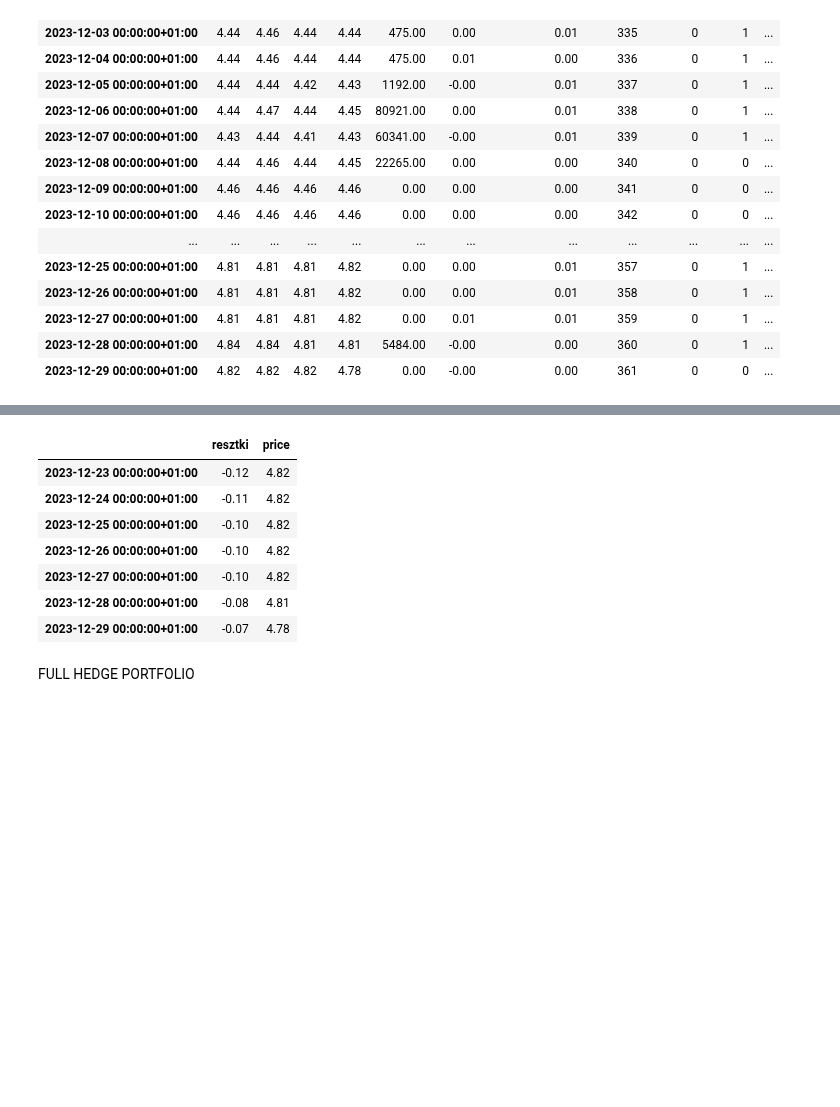
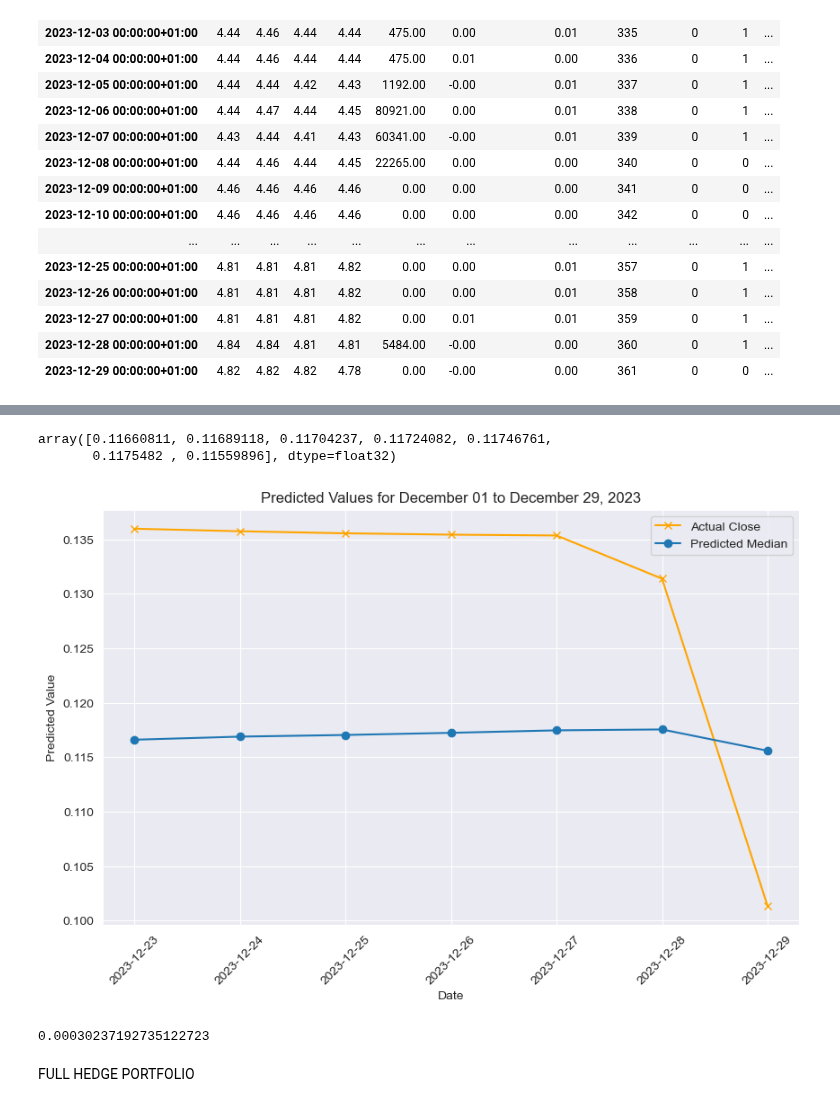
Before and after one commit to akrokosz/HF_Thesis, a Jupyter notebook: main.ipynb, the cells around one changed output, grey strips where cells are left out. Saved outputs shown, nothing was run; the diff lists cells and outputs as text; code cells hidden in the pictures; blank space fills up the shorter version.

```diff
--- a/main.ipynb
+++ b/main.ipynb
@@ -226,21 +226,21 @@ print(locale.getlocale())
 def fit_predict(pred_len, training_cutoff_idx: pd.Timestamp, epochs: int, batch_size: int, lr: float, dropout: float, df: pd.DataFrame, independent_variables: list, target="Close"):
     training = TimeSeriesDataSet(
         df[lambda x: x.time_idx <= training_cutoff_idx],  # Use the determined cutoff index
-        time_idx="time_idx",                             # Sequential time index
-        target=target,                                  # Target variable
-        group_ids=["group_id"],                          # Group identifier
-        min_encoder_length=2,      # Minimum input sequence length
-        max_encoder_length=365,           # Maximum input sequence length
+        time_idx="time_idx",                              # Sequential time index
+        target=target,                                    # Target variable
+        group_ids=["group_id"],                           # Group identifier
+        min_encoder_length=22,                             # Minimum input sequence length
+        max_encoder_length=365,                            # Maximum input sequence length
         min_prediction_length=1,                         # Minimum forecast length
-        max_prediction_length=pred_len,     # Maximum forecast length (31 for December)
-        static_reals=[],                                 # No static real variables
+        max_prediction_length=pred_len,                   # Maximum forecast length (31 for December)
+        static_reals=[],                                  # No static real variables
         time_varying_known_reals= independent_variables,  # Known inputs
-        time_varying_unknown_reals=[target],            # Target variable
+        time_varying_unknown_reals=[target],              # Target variable
         target_normalizer=GroupNormalizer(groups=["group_id"], transformation="softplus"),
-        add_relative_time_idx=True,                      # Add relative time index
-        add_target_scales=True,                               # Scale the target variable
+        add_relative_time_idx=True,                       # Add relative time index
+        add_target_scales=True,                           # Scale the target variable
         add_encoder_length=True,                          # Include encoder length feature
-        allow_missing_timesteps=False,                   # Ensure no missing steps
+        allow_missing_timesteps=False,                    # Ensure no missing steps
     )
 
     validation = TimeSeriesDataSet.from_dataset(
@@ -294,8 +294,8 @@ def fit_predict(pred_len, training_cutoff_idx: pd.Timestamp, epochs: int, batch_
     predicted_median_np = raw_predictions.output.prediction[0, :, 1].detach().cpu().numpy()
     return predicted_median_np
 # %%
-def metrics_and_plt(df: pd.DataFrame, preds:list, date_range:pd.date_range):
-    actual_values = df["Close"]["2023-12-01":]
+def metrics_and_plt(df: pd.DataFrame, preds:list, date_range:pd.date_range, target="Close", date = "2023-12-01"):
+    actual_values = df[target][date:]
     mse = mean_squared_error(actual_values, preds)
 
     plt.figure(figsize=(10, 6))
@@ -456,5 +456,5 @@ df_scary['group_id'] = 0
 mew_cutoff=pd.to_datetime("2023-12-29 00:00:00+01:00").tz_convert("Europe/London")
 mew_cutoff=df_scary.loc[mew_cutoff, "time_idx"]
 # %%
-IE_model2 = fit_predict(pred_len=29, training_cutoff_idx=mew_cutoff, epochs=220, batch_size=128, lr=1e-3, dropout=0.1, df=df_scary, independent_variables=["Open", "High", "Low", "isOverbought", "Bullish"], target="Remainders")
+IE_model2 = fit_predict(pred_len=7, training_cutoff_idx=mew_cutoff, epochs=220, batch_size=128, lr=1e-3, dropout=0.1, df=df_scary, independent_variables=["Open", "High", "Low", "isOverbought", "Bullish"], target="Remainders")
 # %% [output]
@@ -462,13 +482,9 @@ AssertionError: filters should not remove entries all entries - check encoder/de
 # %%
-df_scary
+IE_model2
 # %% [output]
-|  | resztki | price |
-| 2023-12-23 00:00:00+01:00 | -0.12 | 4.82 |
-| 2023-12-24 00:00:00+01:00 | -0.11 | 4.82 |
-| 2023-12-25 00:00:00+01:00 | -0.10 | 4.82 |
-| 2023-12-26 00:00:00+01:00 | -0.10 | 4.82 |
-| 2023-12-27 00:00:00+01:00 | -0.10 | 4.82 |
-| 2023-12-28 00:00:00+01:00 | -0.08 | 4.81 |
-| 2023-12-29 00:00:00+01:00 | -0.07 | 4.78 |
+array([0.11660811, 0.11689118, 0.11704237, 0.11724082, 0.11746761,
+       0.1175482 , 0.11559896], dtype=float32)
 # %%
-training_cutoff_idx
+IE_model2_mse, IE_model2_plt= metrics_and_plt(df_scary, IE_model2, pd.date_range(start="2023-12-23", end="2023-12-29"), target="Remainders", date="2023-12-23")
+# %% [output]
+[figure, added]
@@ -475,2 +495,6 @@ training_cutoff_idx
+# %%
+final_mse
+# %% [output]
+0.00030237192735122723
 # %% [markdown]
 FULL HEDGE PORTFOLIO
```
Also changed, not shown: parts of 13 cells of this notebook.
